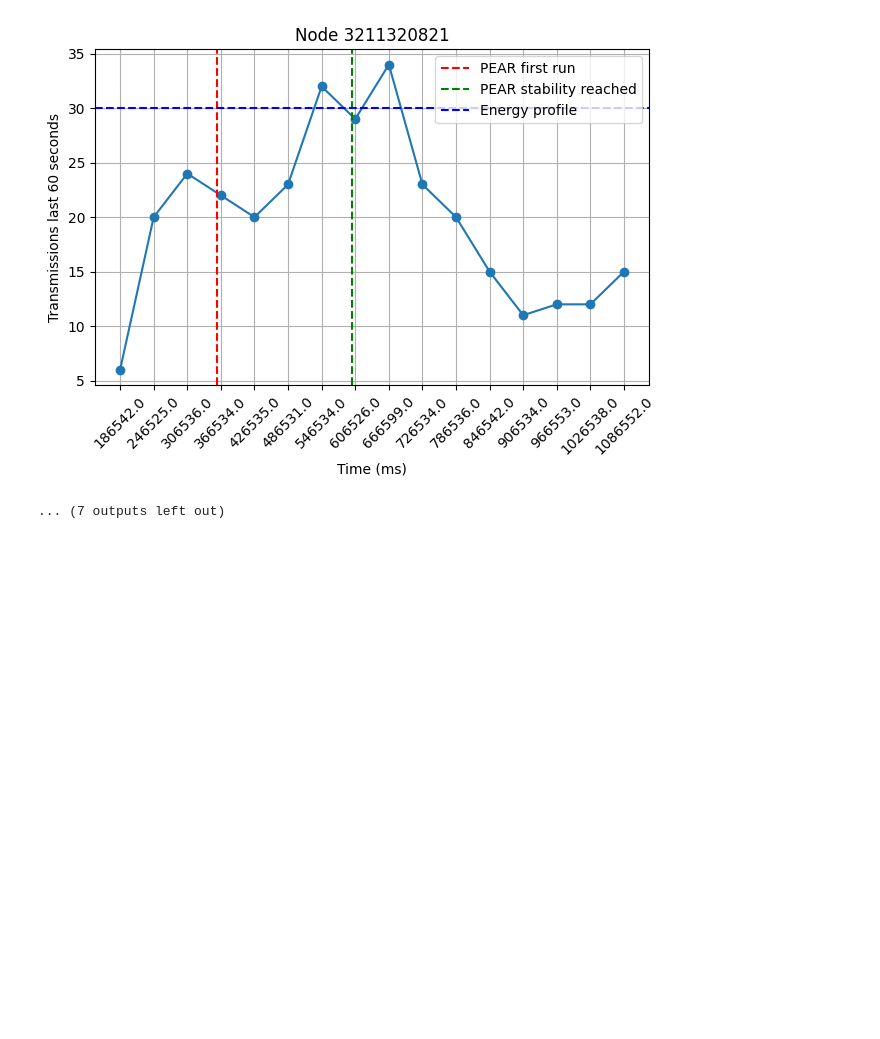
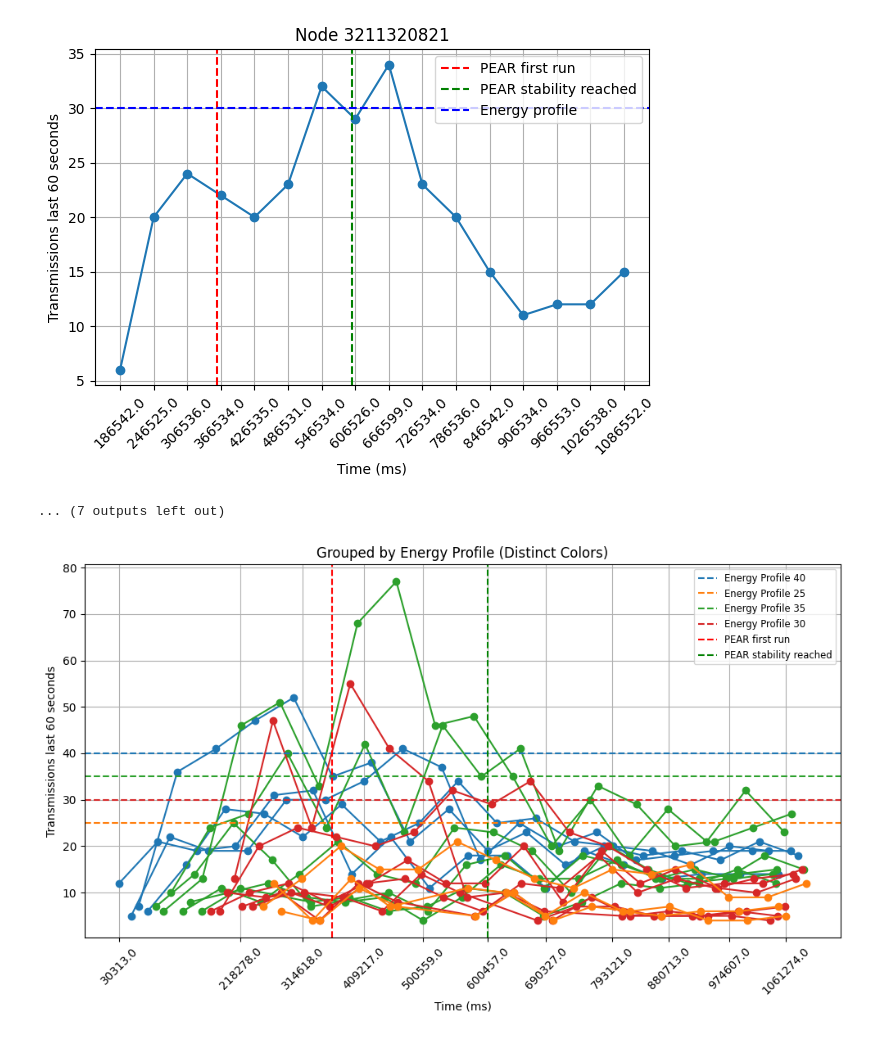
Before and after one commit to NikolajRFA/painlessPEARMesh, a Jupyter notebook: tools/graphs.ipynb, the cells around one changed output. Cells and saved outputs as stored; diff of their text form; code cells hidden in the pictures; blank space fills up the shorter version.

Commit message:
Added plot with all nodes and their energy profiles

```diff
--- a/tools/graphs.ipynb
+++ b/tools/graphs.ipynb
@@ -45,3 +45,37 @@ for node_id in unique_node_ids:
 [figure]
 [figure]
 ... (7 outputs left out)
+# %%
+plt.figure(figsize=(10, 6))
+
+for node_id in unique_node_ids:
+    period_tx, period_rx = get_energy_profile(node_id)
+    filtered_df = df[df['from_node'] == node_id].copy()
+
+    # Assign color based on energy profile
+    color = profile_colors[period_tx]
+
+    # Remove labels from plot (so they don’t clutter the legend)
+    plt.plot(filtered_df['node_time'], filtered_df['tx_period'], marker='o', linestyle='-', color=color)
+
+# Add horizontal lines for each energy profile (these will be the only labels in the legend)
+for period_tx, color in profile_colors.items():
+    plt.axhline(y=period_tx, color=color, linestyle='--', linewidth=1.5, label=f"Energy Profile {period_tx}")
+
+plt.axvline(x=360000, color='red', linestyle='--', label="PEAR first run")
+plt.axvline(x=pear_stable_time, color='green', linestyle='--', label="PEAR stability reached")
+
+# Adjust x-ticks
+step_size = max(len(df['node_time']) // 10, 1)
+selected_ticks = df['node_time'][::step_size]
+plt.xticks(selected_ticks, labels=selected_ticks.round(0), rotation=45)
+
+plt.xlabel("Time (ms)")
+plt.ylabel("Transmissions last 60 seconds")
+plt.title("Grouped by Energy Profile (Distinct Colors)")
+plt.legend(loc="upper right", bbox_to_anchor=(1, 1), fontsize="small")  # Legend now only shows energy profiles
+plt.grid()
+plt.tight_layout()
+plt.show()
+# %% [output]
+[figure, added]
```
